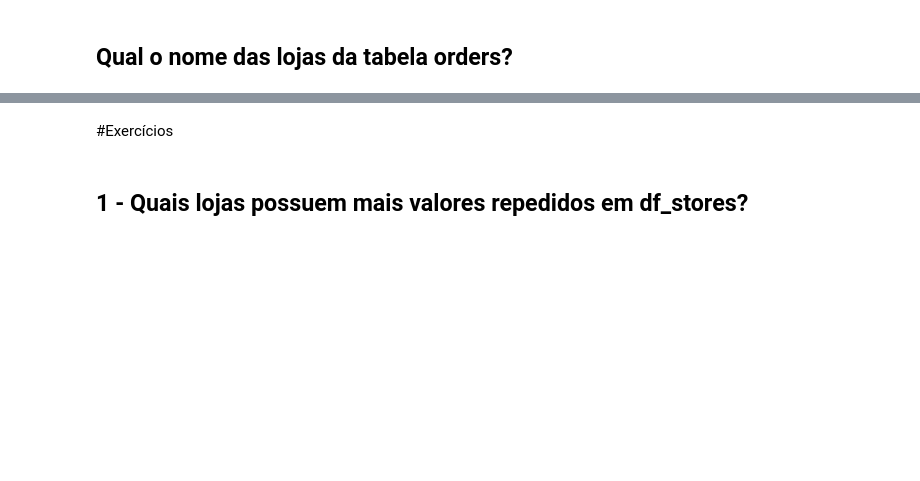
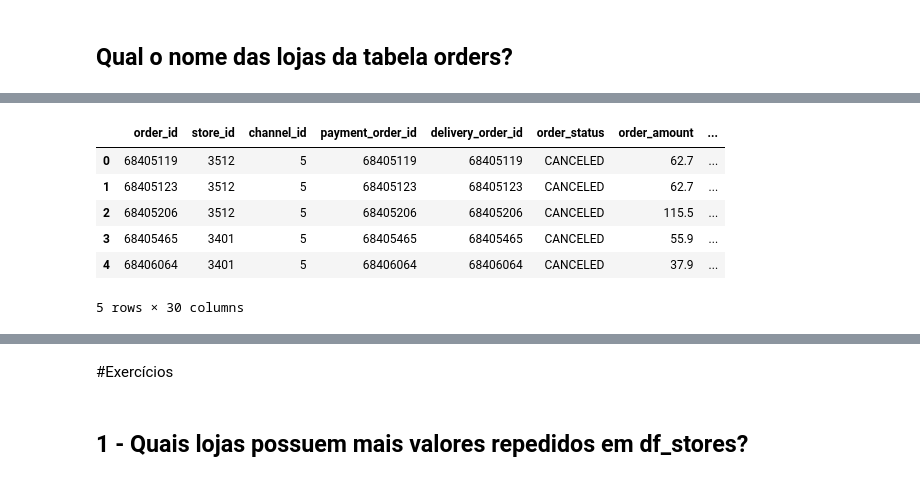
Before and after one commit to Erick0105/Aula-IA-Fiap, a Jupyter notebook: Análise_Exploratória_1_Inicio_de_Aula.ipynb, the cells around one changed output, grey strips where cells are left out. Drawn from its saved outputs; the diff is of its cells as text; code cells hidden in the pictures; blank space fills up the shorter version.

```diff
--- a/Análise_Exploratória_1_Inicio_de_Aula.ipynb
+++ b/Análise_Exploratória_1_Inicio_de_Aula.ipynb
@@ -59,4 +187,13 @@
 # %%
 #análise dos registros
+df_orders_stores.head()
+# %% [output]
+|  | order_id | store_id | channel_id | payment_order_id | delivery_order_id | order_status | order_amount | ... |
+| 0 | 68405119 | 3512 | 5 | 68405119 | 68405119 | CANCELED | 62.7 | ... |
+| 1 | 68405123 | 3512 | 5 | 68405123 | 68405123 | CANCELED | 62.7 | ... |
+| 2 | 68405206 | 3512 | 5 | 68405206 | 68405206 | CANCELED | 115.5 | ... |
+| 3 | 68405465 | 3401 | 5 | 68405465 | 68405465 | CANCELED | 55.9 | ... |
+| 4 | 68406064 | 3401 | 5 | 68406064 | 68406064 | CANCELED | 37.9 | ... |
+5 rows × 30 columns
 # %%
 #informações sobre o dataframe
```
Also changed, not shown: parts of 29 cells of this notebook.
